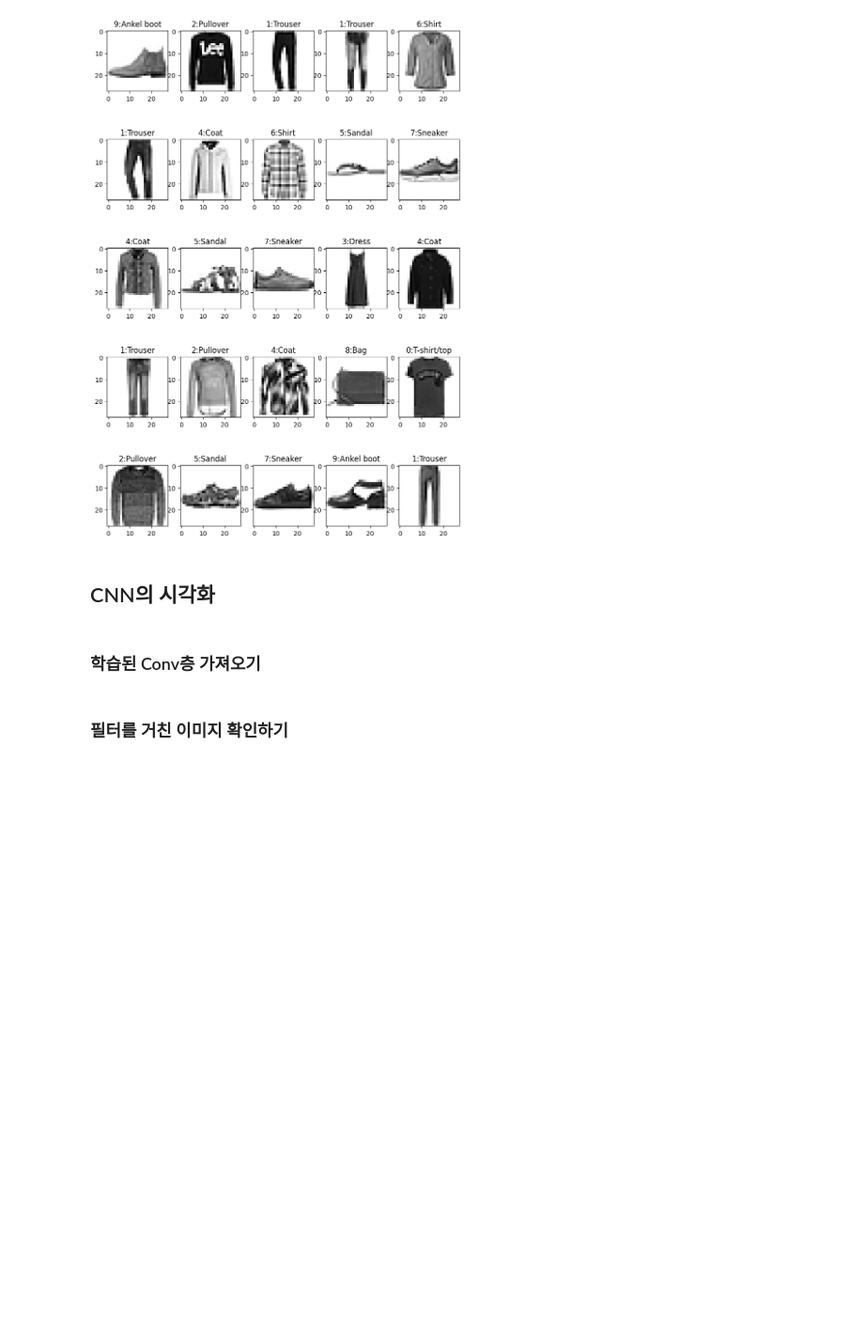
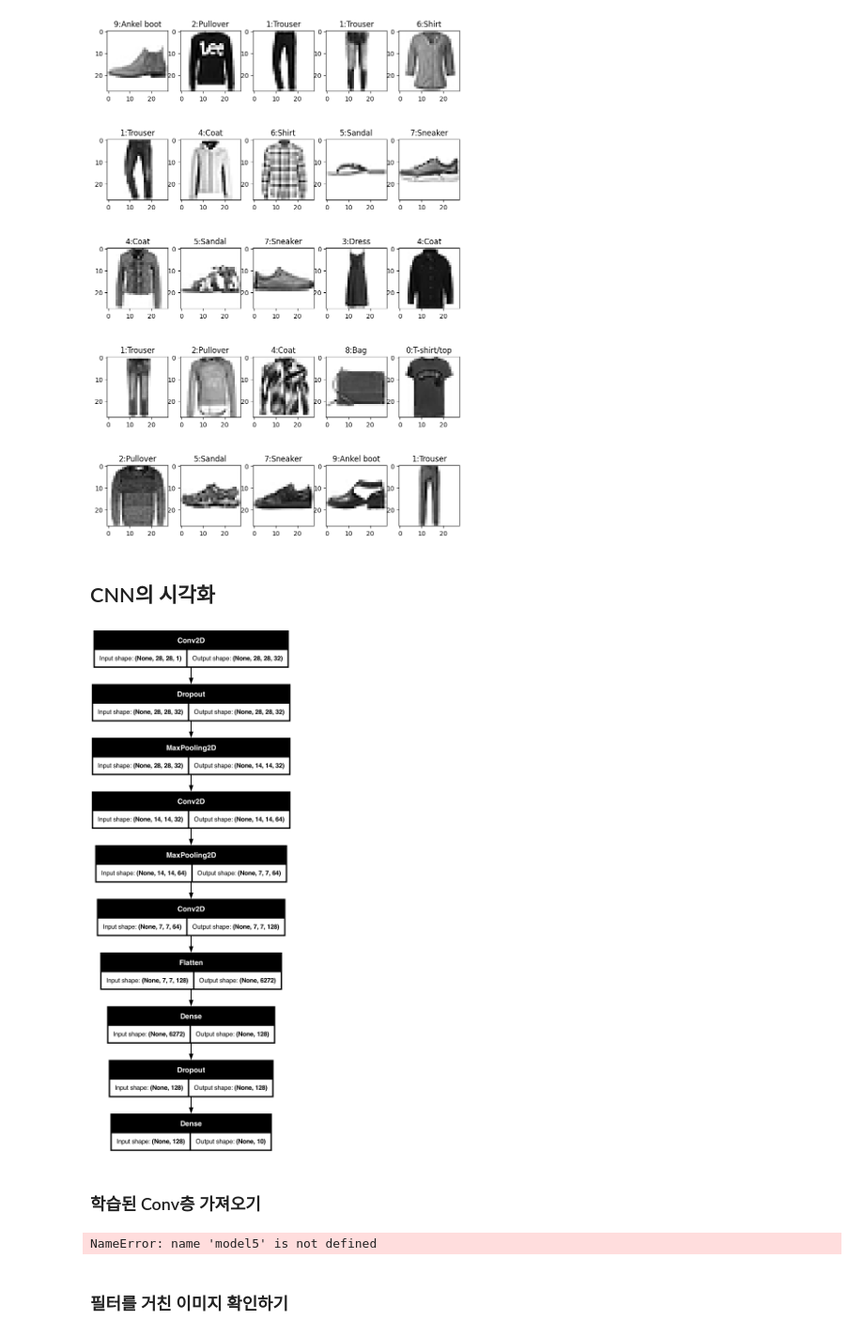
Before and after one commit to PanicAthe/Python, a Jupyter notebook: ml_basic/8_fashion_mnist_ cnn.ipynb, the cells around one changed output. Shown at 94% size. Cells and saved outputs as stored; diff of their text form; code cells hidden in the pictures; blank space fills up the shorter version.

```diff
--- a/ml_basic/8_fashion_mnist_ cnn.ipynb
+++ b/ml_basic/8_fashion_mnist_ cnn.ipynb
@@ -411,5 +408,13 @@ plt.show()
 [figure]
 # %% [markdown]
 ## CNN의 시각화
+# %%
+utils.plot_model(model4, show_shapes=True, to_file='fmist.png')
+# %% [output]
+[figure, added]
 # %% [markdown]
 ### 학습된 Conv층 가져오기
+# %%
+model5.layers
+# %% [output]
+NameError: name 'model5' is not defined
```
Also changed, not shown: parts of 41 cells of this notebook.
